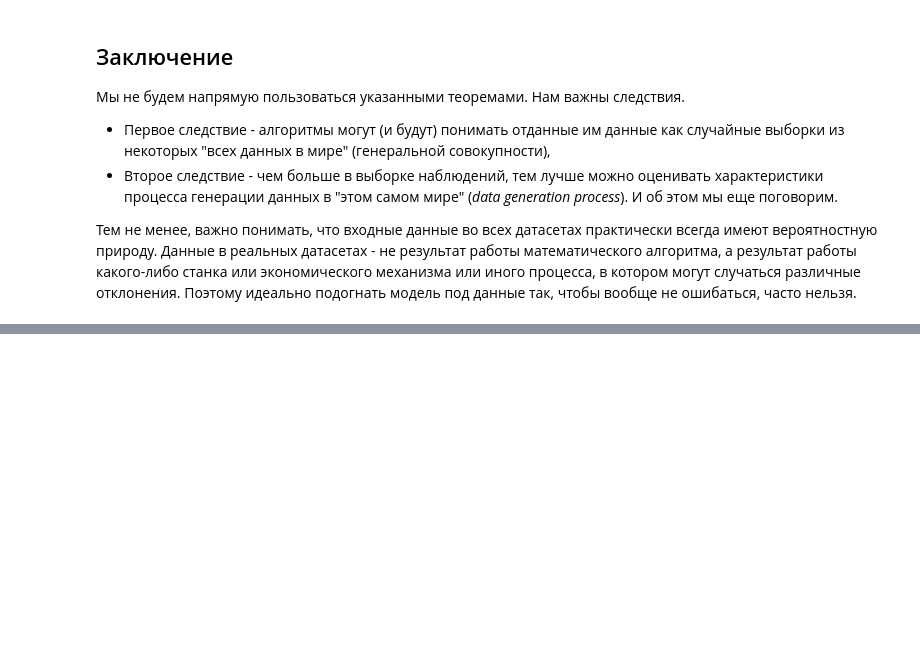
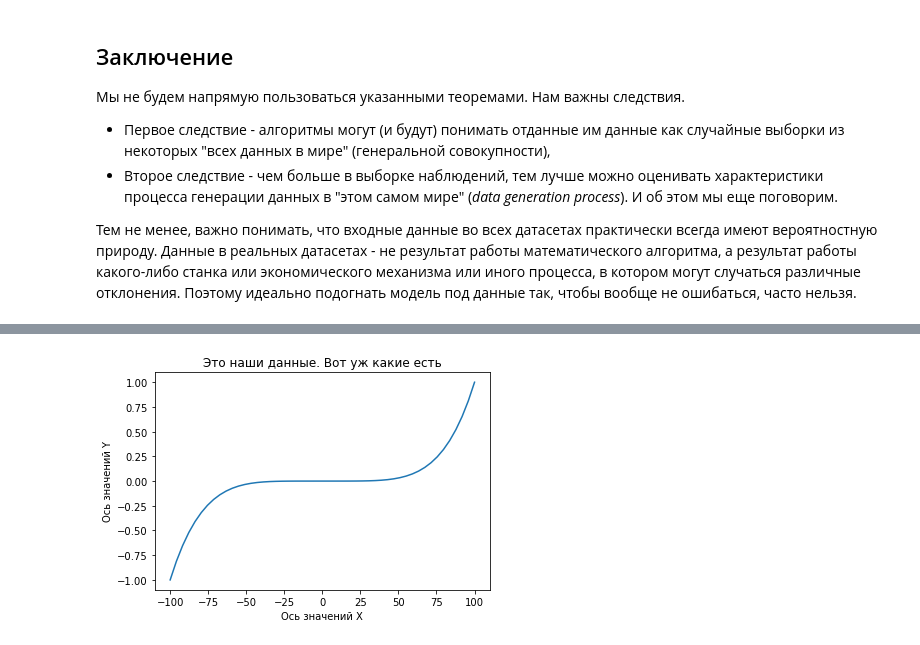
Before and after one commit to timeseries-ru/course, a Jupyter notebook: day_1.ipynb, the cells around one changed output, grey strips where cells are left out. Cells and saved outputs as stored; diff of their text form; code cells hidden in the pictures; blank space fills up the shorter version.

```diff
--- a/day_1.ipynb
+++ b/day_1.ipynb
@@ -352,0 +425,13 @@ pd.DataFrame({'height' : height}).describe().T
+# %%
+X = np.linspace(-100, 100)
+
+Y = [
+    x ** 5 / 100 ** 5  for x in X
+]
+
+plt.title("Это наши данные. Вот уж какие есть");
+plt.plot(X, Y);
+plt.xlabel("Ось значений X");
+plt.ylabel("Ось значений Y");
+# %% [output]
+[figure, added]
```
Also changed, not shown: parts of 14 cells of this notebook.
